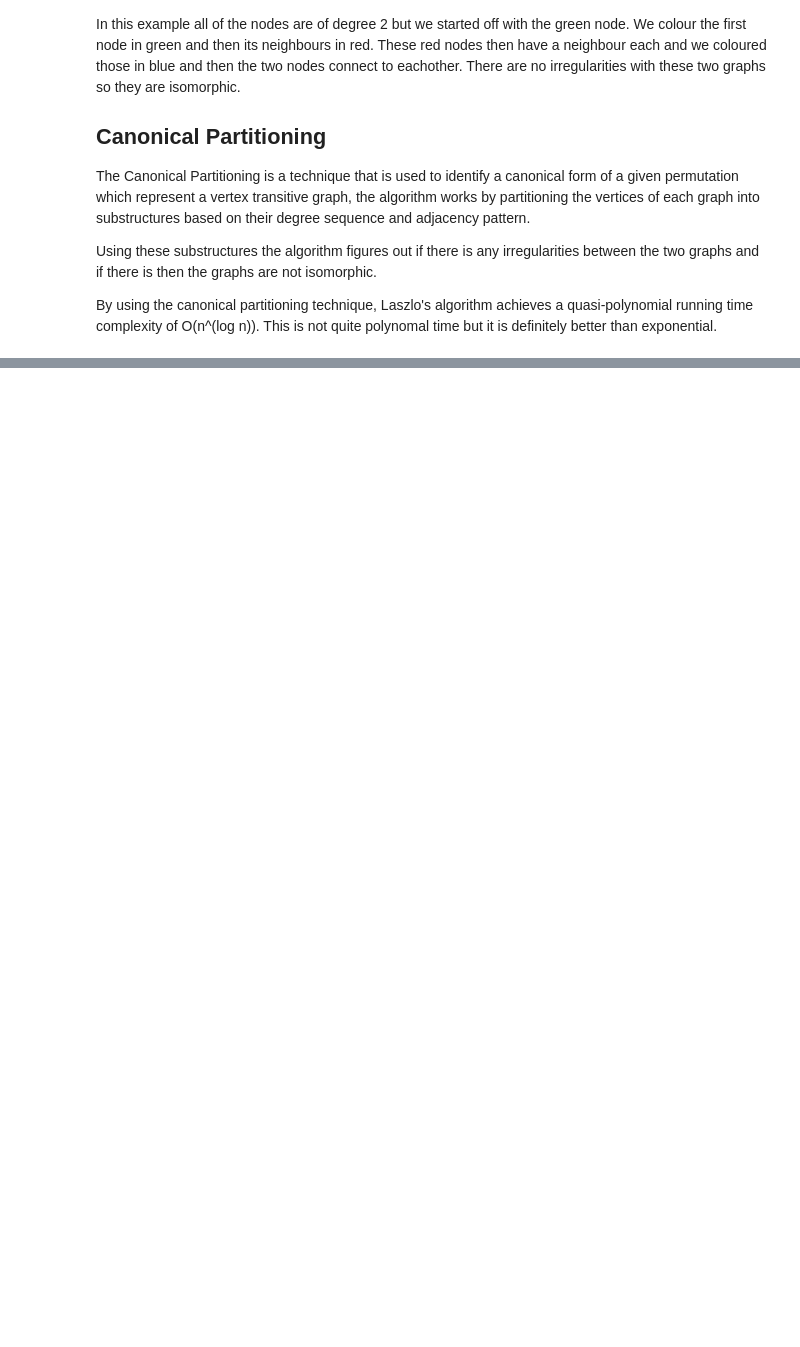
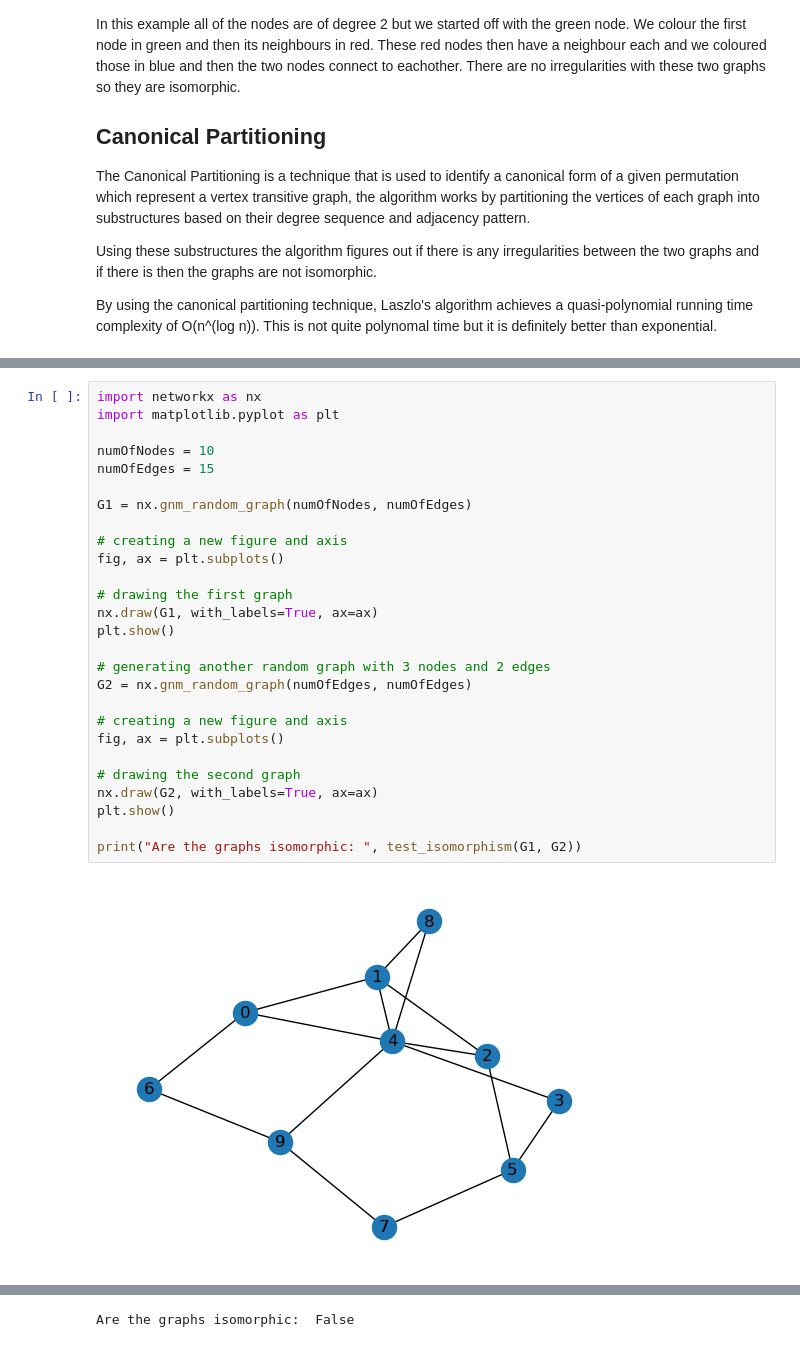
Before and after one commit to Adrian-Holk-Lebinski/Graph-Theory-Labs, a Jupyter notebook: graph_isomorphism.ipynb, the cells around one changed output, grey strips where cells are left out. Saved outputs shown, nothing was run; the diff lists cells and outputs as text; blank space fills up the shorter version.

```diff
--- a/graph_isomorphism.ipynb
+++ b/graph_isomorphism.ipynb
@@ -72,0 +117,29 @@ The algorithm repeats the following steps:
+# %%
+import networkx as nx
+import matplotlib.pyplot as plt
+
+numOfNodes = 10
+numOfEdges = 15
+
+G1 = nx.gnm_random_graph(numOfNodes, numOfEdges)
+
+# creating a new figure and axis
+fig, ax = plt.subplots()
+
+# drawing the first graph
+nx.draw(G1, with_labels=True, ax=ax)
+plt.show()
+
+# generating another random graph with 3 nodes and 2 edges
+G2 = nx.gnm_random_graph(numOfEdges, numOfEdges)
+
+# creating a new figure and axis
+fig, ax = plt.subplots()
+
+# drawing the second graph
+nx.draw(G2, with_labels=True, ax=ax)
+plt.show()
+
+print("Are the graphs isomorphic: ", test_isomorphism(G1, G2))
+# %% [output]
+[figure, added]
@@ -72,0 +147 @@ The algorithm repeats the following steps:
+Are the graphs isomorphic:  False
```
Also changed, not shown: parts of 6 cells of this notebook.
